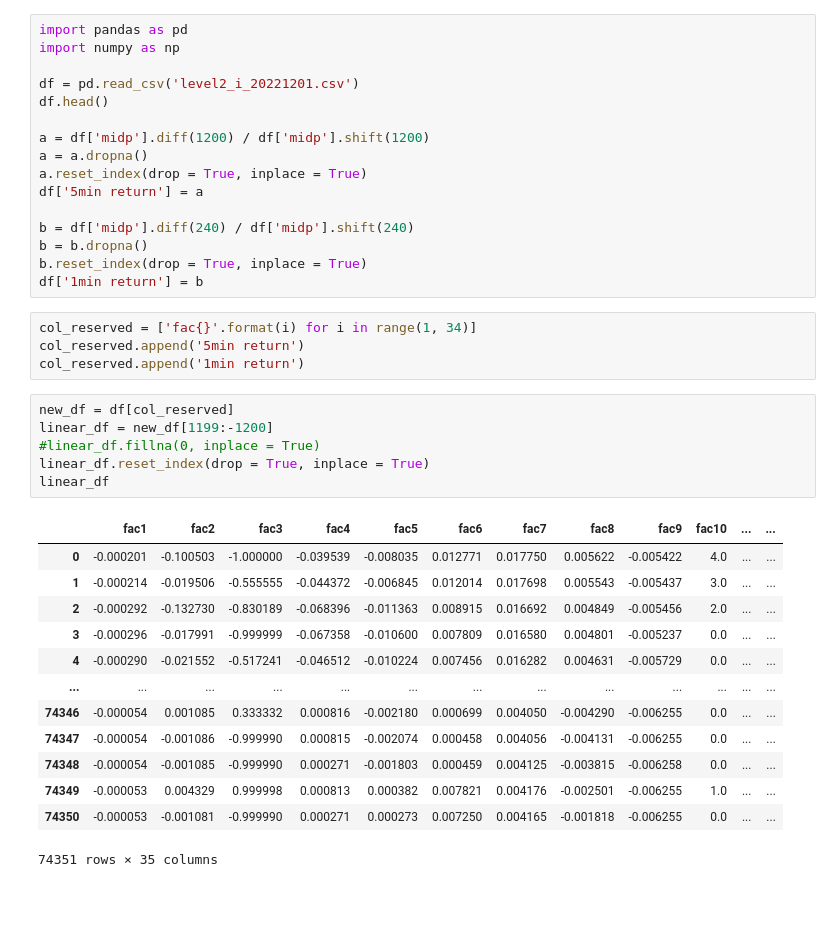
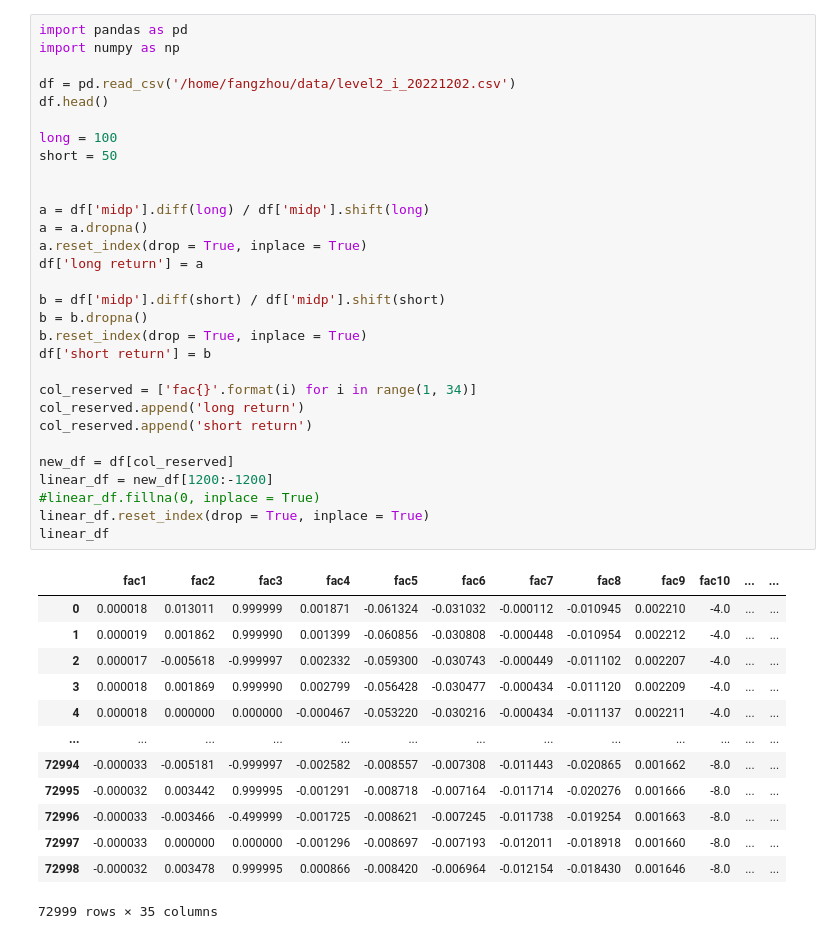
Before and after one commit to Zhou-spec/Futures-Trading, a Jupyter notebook: factor_model.ipynb, the cells around one changed output. Drawn from its saved outputs; the diff is of its cells as text; blank space fills up the shorter version.

```diff
--- a/factor_model.ipynb
+++ b/factor_model.ipynb
@@ -1,42 +1,46 @@
 # %%
 import pandas as pd
 import numpy as np
 
-df = pd.read_csv('level2_i_20221201.csv')
+df = pd.read_csv('/home/fangzhou/data/level2_i_20221202.csv')
 df.head()
 
-a = df['midp'].diff(1200) / df['midp'].shift(1200)
+long = 100
+short = 50
+
+
+a = df['midp'].diff(long) / df['midp'].shift(long)
 a = a.dropna()
 a.reset_index(drop = True, inplace = True)
-df['5min return'] = a
+df['long return'] = a
 
-b = df['midp'].diff(240) / df['midp'].shift(240)
+b = df['midp'].diff(short) / df['midp'].shift(short)
 b = b.dropna()
 b.reset_index(drop = True, inplace = True)
-df['1min return'] = b
+df['short return'] = b
+
+col_reserved = ['fac{}'.format(i) for i in range(1, 34)]
+col_reserved.append('long return')
+col_reserved.append('short return')
+
+new_df = df[col_reserved]
+linear_df = new_df[1200:-1200]
+#linear_df.fillna(0, inplace = True)
+linear_df.reset_index(drop = True, inplace = True)
+linear_df
+# %% [output]
+|  | fac1 | fac2 | fac3 | fac4 | fac5 | fac6 | fac7 | fac8 | fac9 | fac10 | ... | ... |
+| 0 | 0.000018 | 0.013011 | 0.999999 | 0.001871 | -0.061324 | -0.031032 | -0.000112 | -0.010945 | 0.002210 | -4.0 | ... | ... |
+| 1 | 0.000019 | 0.001862 | 0.999990 | 0.001399 | -0.060856 | -0.030808 | -0.000448 | -0.010954 | 0.002212 | -4.0 | ... | ... |
+| 2 | 0.000017 | -0.005618 | -0.999997 | 0.002332 | -0.059300 | -0.030743 | -0.000449 | -0.011102 | 0.002207 | -4.0 | ... | ... |
+| 3 | 0.000018 | 0.001869 | 0.999990 | 0.002799 | -0.056428 | -0.030477 | -0.000434 | -0.011120 | 0.002209 | -4.0 | ... | ... |
+| 4 | 0.000018 | 0.000000 | 0.000000 | -0.000467 | -0.053220 | -0.030216 | -0.000434 | -0.011137 | 0.002211 | -4.0 | ... | ... |
+| ... | ... | ... | ... | ... | ... | ... | ... | ... | ... | ... | ... | ... |
+| 72994 | -0.000033 | -0.005181 | -0.999997 | -0.002582 | -0.008557 | -0.007308 | -0.011443 | -0.020865 | 0.001662 | -8.0 | ... | ... |
+| 72995 | -0.000032 | 0.003442 | 0.999995 | -0.001291 | -0.008718 | -0.007164 | -0.011714 | -0.020276 | 0.001666 | -8.0 | ... | ... |
+| 72996 | -0.000033 | -0.003466 | -0.499999 | -0.001725 | -0.008621 | -0.007245 | -0.011738 | -0.019254 | 0.001663 | -8.0 | ... | ... |
+| 72997 | -0.000033 | 0.000000 | 0.000000 | -0.001296 | -0.008697 | -0.007193 | -0.012011 | -0.018918 | 0.001660 | -8.0 | ... | ... |
+| 72998 | -0.000032 | 0.003478 | 0.999995 | 0.000866 | -0.008420 | -0.006964 | -0.012154 | -0.018430 | 0.001646 | -8.0 | ... | ... |
+72999 rows × 35 columns
-# %%
-col_reserved = ['fac{}'.format(i) for i in range(1, 34)]
-col_reserved.append('5min return')
-col_reserved.append('1min return')
-# %%
-new_df = df[col_reserved]
-linear_df = new_df[1199:-1200]
-#linear_df.fillna(0, inplace = True)
-linear_df.reset_index(drop = True, inplace = True)
-linear_df
-# %% [output]
-|  | fac1 | fac2 | fac3 | fac4 | fac5 | fac6 | fac7 | fac8 | fac9 | fac10 | ... | ... |
-| 0 | -0.000201 | -0.100503 | -1.000000 | -0.039539 | -0.008035 | 0.012771 | 0.017750 | 0.005622 | -0.005422 | 4.0 | ... | ... |
-| 1 | -0.000214 | -0.019506 | -0.555555 | -0.044372 | -0.006845 | 0.012014 | 0.017698 | 0.005543 | -0.005437 | 3.0 | ... | ... |
-| 2 | -0.000292 | -0.132730 | -0.830189 | -0.068396 | -0.011363 | 0.008915 | 0.016692 | 0.004849 | -0.005456 | 2.0 | ... | ... |
-| 3 | -0.000296 | -0.017991 | -0.999999 | -0.067358 | -0.010600 | 0.007809 | 0.016580 | 0.004801 | -0.005237 | 0.0 | ... | ... |
-| 4 | -0.000290 | -0.021552 | -0.517241 | -0.046512 | -0.010224 | 0.007456 | 0.016282 | 0.004631 | -0.005729 | 0.0 | ... | ... |
-| ... | ... | ... | ... | ... | ... | ... | ... | ... | ... | ... | ... | ... |
-| 74346 | -0.000054 | 0.001085 | 0.333332 | 0.000816 | -0.002180 | 0.000699 | 0.004050 | -0.004290 | -0.006255 | 0.0 | ... | ... |
-| 74347 | -0.000054 | -0.001086 | -0.999990 | 0.000815 | -0.002074 | 0.000458 | 0.004056 | -0.004131 | -0.006255 | 0.0 | ... | ... |
-| 74348 | -0.000054 | -0.001085 | -0.999990 | 0.000271 | -0.001803 | 0.000459 | 0.004125 | -0.003815 | -0.006258 | 0.0 | ... | ... |
-| 74349 | -0.000053 | 0.004329 | 0.999998 | 0.000813 | 0.000382 | 0.007821 | 0.004176 | -0.002501 | -0.006255 | 1.0 | ... | ... |
-| 74350 | -0.000053 | -0.001081 | -0.999990 | 0.000271 | 0.000273 | 0.007250 | 0.004165 | -0.001818 | -0.006255 | 0.0 | ... | ... |
-74351 rows × 35 columns
 # %%
 from sklearn.linear_model import LinearRegression
```
Also changed, not shown: parts of 8 cells of this notebook, 1 other file.
